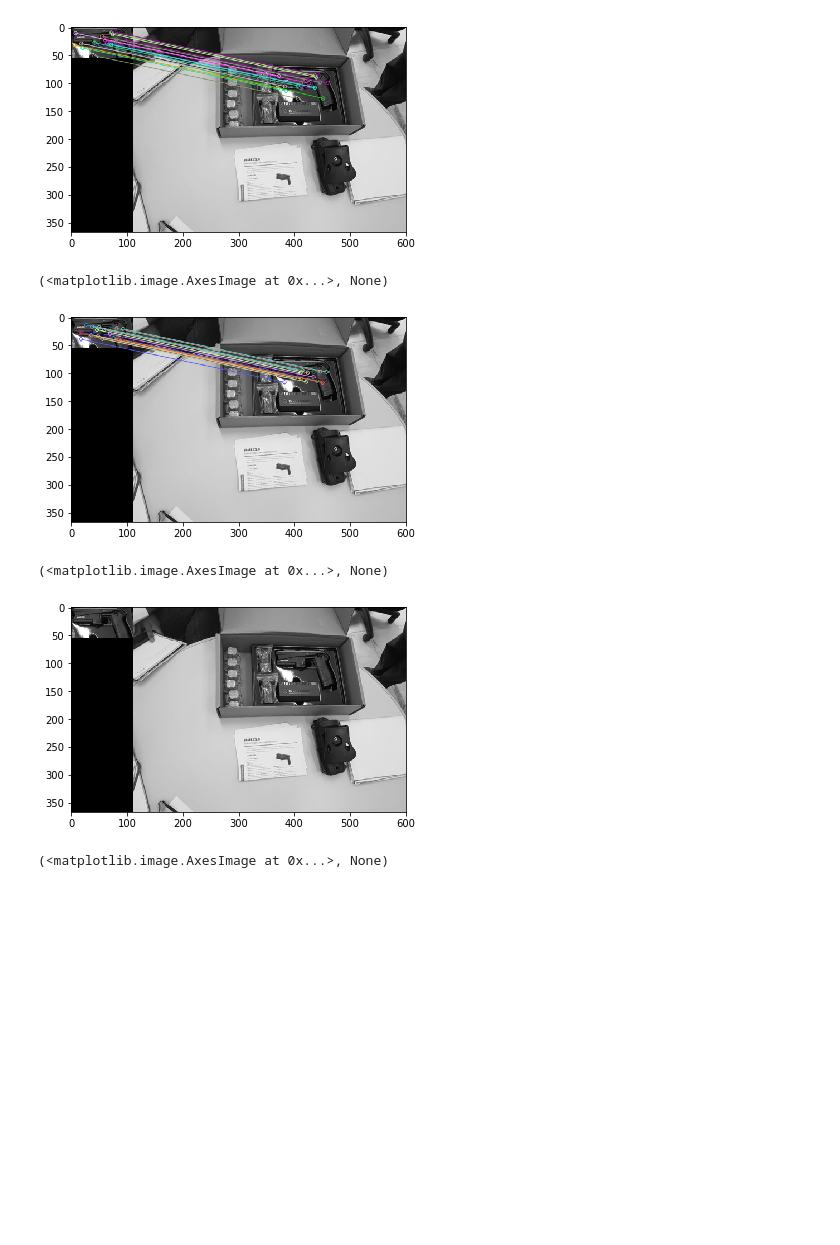
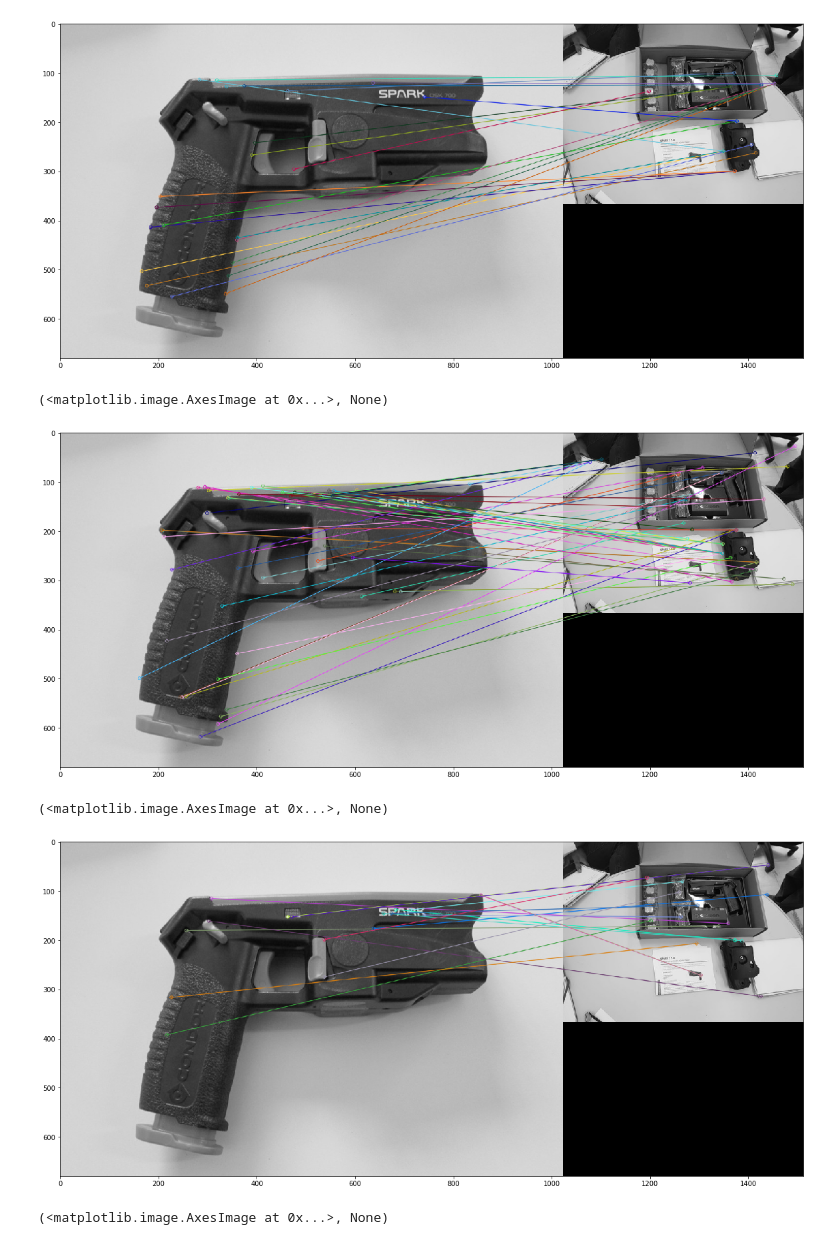
Before and after one commit to wagner1986/python-computer-vision, a Jupyter notebook: Matching With OpenCV.ipynb, the cells around one changed output. Saved outputs shown, nothing was run; the diff lists cells and outputs as text; code cells hidden in the pictures; blank space fills up the shorter version.

```diff
--- a/Matching With OpenCV.ipynb
+++ b/Matching With OpenCV.ipynb
@@ -2,15 +2,15 @@
 import cv2 as cv
 import numpy as np
 import matplotlib.pyplot as plt
-arma_file="./data/arma.jpg"
+arma_file="./data/arma2.jpg"
 kit1_file="./data/kit1.jpg"
 
 img1 = cv.imread(arma_file,cv.IMREAD_GRAYSCALE) # queryImage
 img2 = cv.imread(kit1_file,cv.IMREAD_GRAYSCALE) # trainImage
 # %%
-sift = cv2.xfeatures2d.SIFT_create()
-surf = cv2.xfeatures2d.SURF_create()
-orb = cv2.ORB_create(nfeatures=1500)
+sift = cv.xfeatures2d.SIFT_create()
+surf = cv.xfeatures2d.SURF_create()
+orb = cv.ORB_create(nfeatures=1500)
 # %%
 keypoints_sift_1, descriptors_sift_1 = sift.detectAndCompute(img1, None)
 keypoints_surf_1, descriptors_surf_1 = surf.detectAndCompute(img1, None)
@@ -22,17 +22,19 @@ keypoints_orb_2, descriptors_orb_2 = orb.detectAndCompute(img2, None)
 # %%
 # BFMatcher with default params
 bf = cv.BFMatcher()
 matches = bf.knnMatch(descriptors_sift_1,descriptors_sift_2,k=2)
 # Apply ratio test
 good = []
 for m,n in matches:
     if m.distance < 0.75*n.distance:
         good.append([m])
 # cv.drawMatchesKnn expects list of lists as matches.
 img3 = cv.drawMatchesKnn(img1,keypoints_sift_1,img2,keypoints_sift_2,good,None,flags=cv.DrawMatchesFlags_NOT_DRAW_SINGLE_POINTS)
+
+plt.figure(figsize = (20,15))
 plt.imshow(img3),plt.show()
 # %% [output]
-[figure, old version]
+[figure, new version]
 (<matplotlib.image.AxesImage at 0x...>, None)
 # %%
 # BFMatcher with default params
@@ -45,9 +47,10 @@ for m,n in matches:
         good.append([m])
 # cv.drawMatchesKnn expects list of lists as matches.
 img3 = cv.drawMatchesKnn(img1,keypoints_surf_1,img2,keypoints_surf_2,good,None,flags=cv.DrawMatchesFlags_NOT_DRAW_SINGLE_POINTS)
+plt.figure(figsize = (20,15))
 plt.imshow(img3),plt.show()
 # %% [output]
-[figure, old version]
+[figure, new version]
 (<matplotlib.image.AxesImage at 0x...>, None)
 # %%
 # BFMatcher with default params
@@ -60,7 +63,8 @@ for m,n in matches:
         good.append([m])
 # cv.drawMatchesKnn expects list of lists as matches.
 img3 = cv.drawMatchesKnn(img1,keypoints_orb_1,img2,keypoints_orb_2,good,None,flags=cv.DrawMatchesFlags_NOT_DRAW_SINGLE_POINTS)
+plt.figure(figsize = (20,15))
 plt.imshow(img3),plt.show()
 # %% [output]
-[figure, old version]
+[figure, new version]
 (<matplotlib.image.AxesImage at 0x...>, None)
```
Also changed, not shown: 5 other files.
